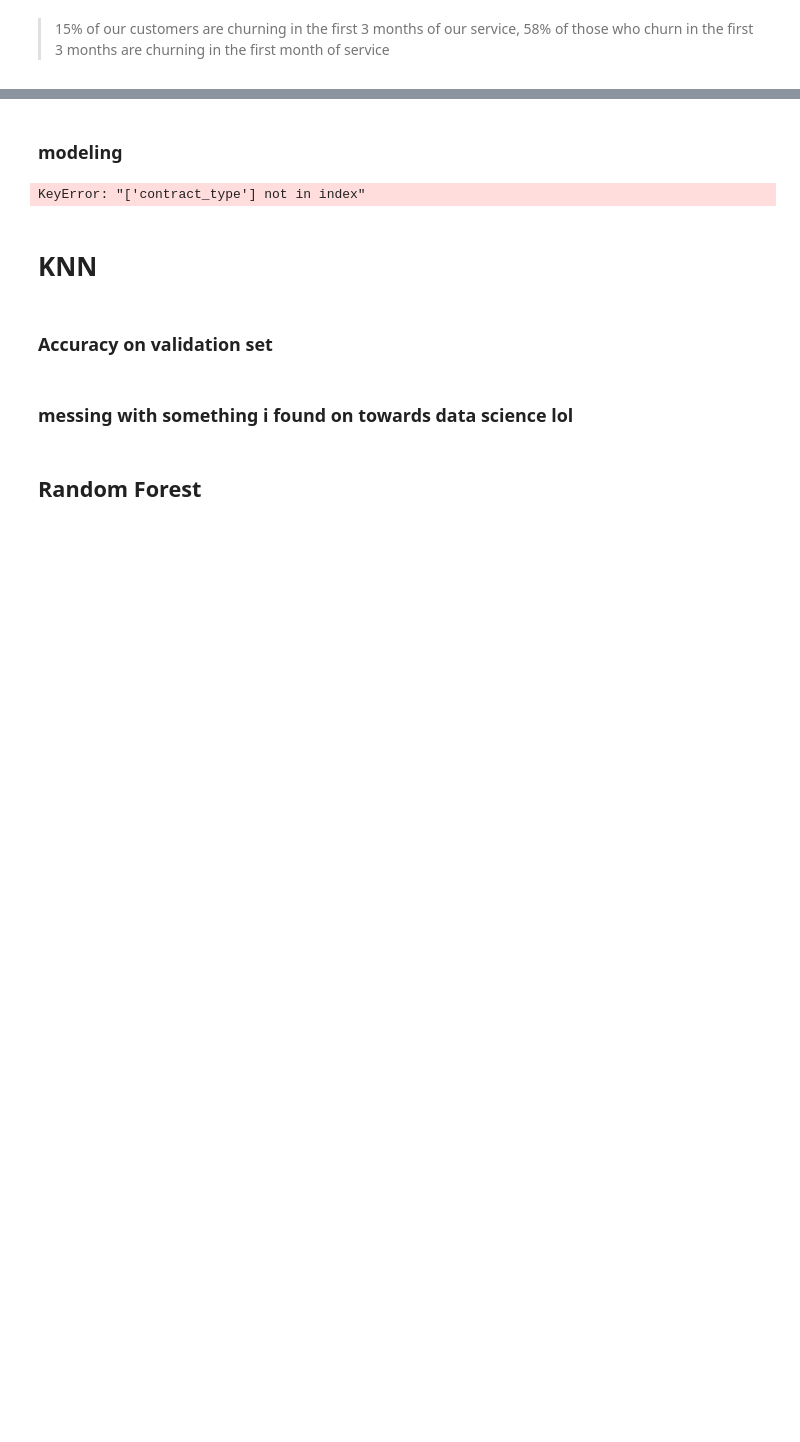
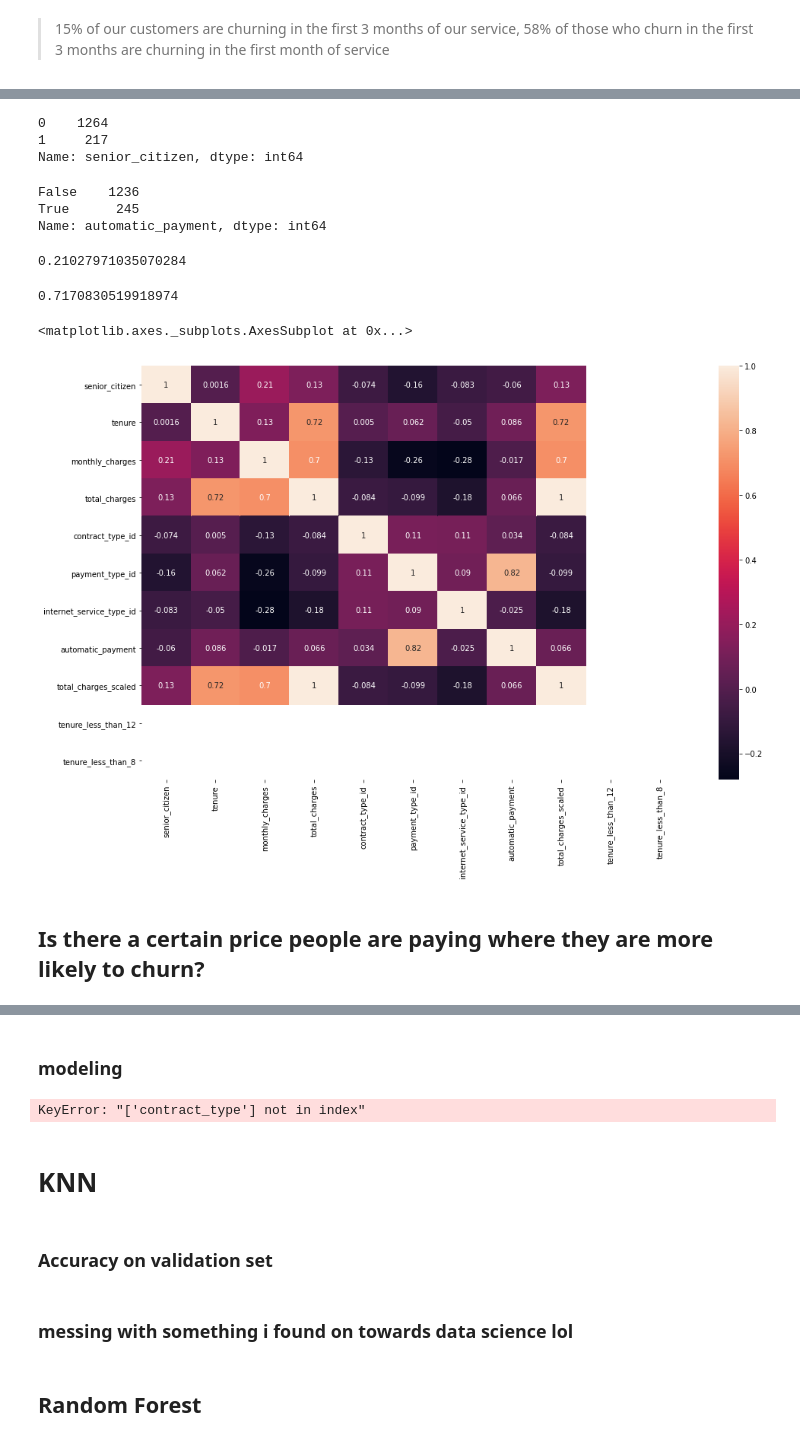
Before and after one commit to Corn-Shipps/predicting_telco_churn, a Jupyter notebook: JeremyNotes.ipynb, the cells around one changed output, grey strips where cells are left out. Saved outputs shown, nothing was run; the diff lists cells and outputs as text; code cells hidden in the pictures; blank space fills up the shorter version.

```diff
--- a/JeremyNotes.ipynb
+++ b/JeremyNotes.ipynb
@@ -233,0 +278,30 @@ sns.distplot
+# %%
+churn_in_6.senior_citizen.value_counts()
+# %% [output]
+0    1264
+1     217
+Name: senior_citizen, dtype: int64
+# %%
+churn_in_6.automatic_payment.value_counts()
+# %% [output]
+False    1236
+True      245
+Name: automatic_payment, dtype: int64
+# %%
+# percentage of customers churning in first 6 months
+1481 / 7043
+# %% [output]
+0.21027971035070284
+# %%
+# percentage of those leaving in the first 3 months of those churning in 6
+1062 / 1481
+# %% [output]
+0.7170830519918974
+# %%
+plt.figure(figsize=(16,10))
+sns.heatmap(churn_in_3.corr(), annot=True)
+# %% [output]
+<matplotlib.axes._subplots.AxesSubplot at 0x...>
+[figure, added]
+# %% [markdown]
+## Is there a certain price people are paying where they are more likely to churn?
```
Also changed, not shown: parts of 20 cells of this notebook.
